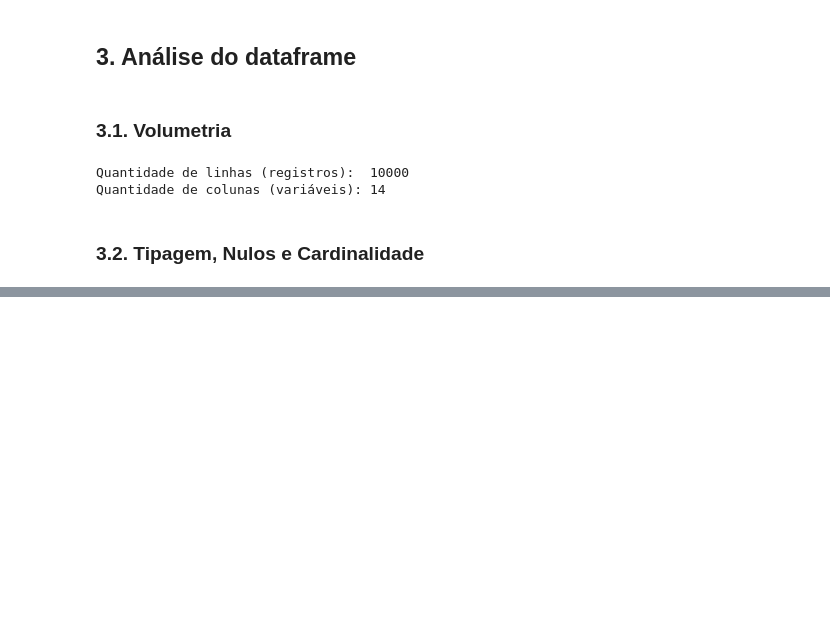
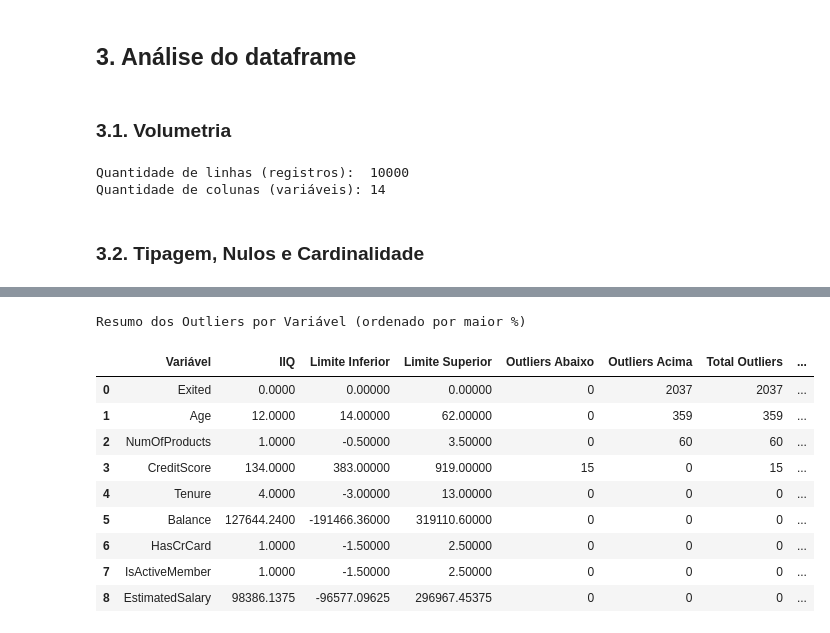
Before and after one commit to emso-exe/Churn_clientes_de_banco, a Jupyter notebook: notebooks/001_analise_exploratoria.ipynb, the cells around one changed output, grey strips where cells are left out. Drawn from its saved outputs; the diff is of its cells as text; code cells hidden in the pictures; blank space fills up the shorter version.

```diff
--- a/notebooks/001_analise_exploratoria.ipynb
+++ b/notebooks/001_analise_exploratoria.ipynb
@@ -136,0 +199,62 @@ generate_metada(df)
+# %%
+# Seleciona as variáveis numéricas
+colunas_numericas = df.select_dtypes(include=['number']).columns.tolist()
+colunas_remover = ['RowNumber', 'CustomerId']
+colunas_numericas = [col for col in colunas_numericas if col not in colunas_remover]
+
+# Lista para armazenar as informações de outliers por coluna
+resultados_outliers = []
+
+for col in colunas_numericas:
+    # Calcula quartis e intervalo interquartil (IIQ)
+    Q1 = df[col].quantile(.25)
+    Q3 = df[col].quantile(.75)
+    IIQ = Q3 - Q1
+
+    # Define limites inferior e superior para outliers
+    limite_inferior = Q1 - 1.5 * IIQ
+    limite_superior = Q3 + 1.5 * IIQ
+
+    # Contagem de outliers abaixo e acima dos limites
+    outliers_abaixo = (df[col] < limite_inferior).sum()
+    outliers_acima = (df[col] > limite_superior).sum()
+
+    # Calcula a quantidade total de outliers fora dos limites
+    total_outliers = outliers_acima + outliers_abaixo
+
+    # Calcula a porcentagem total de outliers fora dos limites
+    total_outliers_perc = total_outliers / df.shape[0]
+
+    # Armazena resultados em um dicionário
+    resultados_outliers.append({
+        'Variável': col,
+        'IIQ': IIQ,
+        'Limite Inferior': limite_inferior,
+        'Limite Superior': limite_superior,
+        'Outliers Abaixo': outliers_abaixo,
+        'Outliers Acima': outliers_acima,
+        'Total Outliers': total_outliers,
+        '% Outliers': round(total_outliers_perc * 100, 3)
+    })
+
+# Converte a lista de dicionários em um DataFrame
+df_outliers = pd.DataFrame(resultados_outliers)
+
+# Ordena o DataFrame pela % de outliers em ordem decrescente
+df_outliers.sort_values(by='% Outliers', ascending=False, inplace=True)
+
+# Exibe o DataFrame com os resultados
+print('\nResumo dos Outliers por Variável (ordenado por maior %)')
+display(df_outliers.reset_index(drop=True))
+# %% [output]
+Resumo dos Outliers por Variável (ordenado por maior %)
+|  | Variável | IIQ | Limite Inferior | Limite Superior | Outliers Abaixo | Outliers Acima | Total Outliers | ... |
+| 0 | Exited | 0.0000 | 0.00000 | 0.00000 | 0 | 2037 | 2037 | ... |
+| 1 | Age | 12.0000 | 14.00000 | 62.00000 | 0 | 359 | 359 | ... |
+| 2 | NumOfProducts | 1.0000 | -0.50000 | 3.50000 | 0 | 60 | 60 | ... |
+| 3 | CreditScore | 134.0000 | 383.00000 | 919.00000 | 15 | 0 | 15 | ... |
+| 4 | Tenure | 4.0000 | -3.00000 | 13.00000 | 0 | 0 | 0 | ... |
+| 5 | Balance | 127644.2400 | -191466.36000 | 319110.60000 | 0 | 0 | 0 | ... |
+| 6 | HasCrCard | 1.0000 | -1.50000 | 2.50000 | 0 | 0 | 0 | ... |
+| 7 | IsActiveMember | 1.0000 | -1.50000 | 2.50000 | 0 | 0 | 0 | ... |
+| 8 | EstimatedSalary | 98386.1375 | -96577.09625 | 296967.45375 | 0 | 0 | 0 | ... |
```
Also changed, not shown: parts of 22 cells of this notebook.
